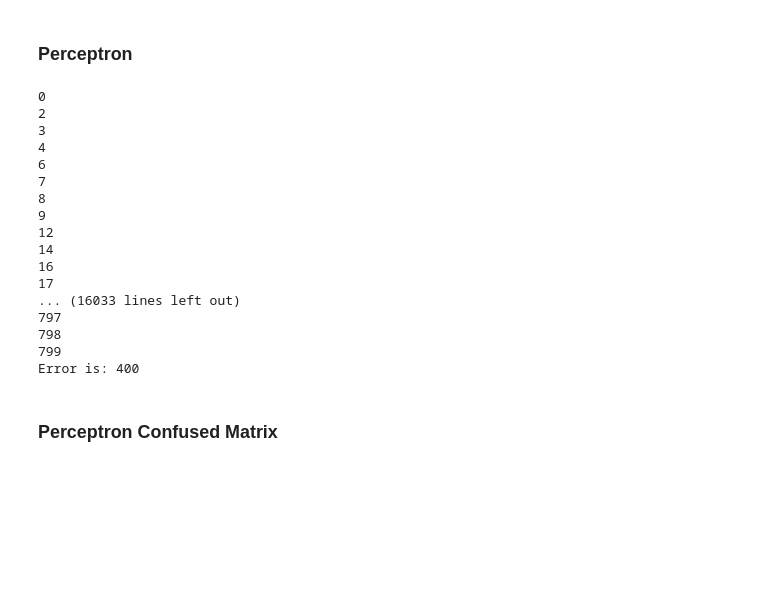
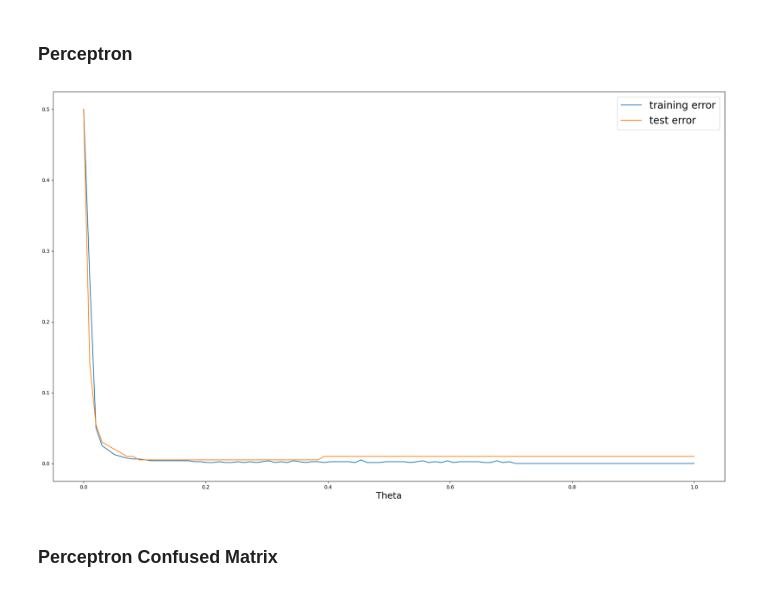
Before and after one commit to jacklvd/intelligent_sys, a Jupyter notebook: HW2/code/mnist.ipynb, the cells around one changed output. Cells and saved outputs as stored; diff of their text form; code cells hidden in the pictures; blank space fills up the shorter version.

```diff
--- a/HW2/code/mnist.ipynb
+++ b/HW2/code/mnist.ipynb
@@ -239,46 +242,3 @@ def activation(iput):
     return 1 if iput > 0 else 0
 # %% [markdown]
 ### Perceptron
-# %%
-w = np.random.uniform(0, 0.5, [784])
-bias = 1
-
-def perceptron():
-    global bias
-    teaching_rate = 0
-
-    for i in range(EPOCH):
-        error = 0
-        np.random.shuffle(train_ds)
-        for t, image in enumerate(train_ds):
-            teaching_rate = int(image[784])
-            s = np.dot(np.transpose(image[0:784]), w) + bias
-            y_value = activation(s)
-            if y_value != int(teaching_rate):
-                error += 1
-                print(t)
-            for j, x in enumerate(w):
-                x = x + learning_rate * teaching_rate * (train_ds[t][j] - x)
-                bias = bias + learning_rate * (train_ds[t][j] - x)
-                w[j] = x
-        print(f'Error is: {error}')
-# %%
-perceptron()
-# %% [output]
-0
-2
-3
-4
-6
-7
-8
-9
-12
-14
-16
-17
-... (16033 lines left out)
-797
-798
-799
-Error is: 400
@@ -285,2 +283,18 @@ Error is: 400
+# %%
+values = perceptron()
+fig, ax = plt.subplots(1, 1, sharex=True, figsize=(24, 14))
+graph_labels = ['training error', 'test error']
+
+count = 0
+for i in values:
+    if count == 2: break
+    plt.plot(np.linspace(0, 1, 100), i, label=graph_labels[count])
+    count += 1
+plt.legend(prop={'size': 20})
+plt.xlabel('Theta', fontsize=18)
+plt.savefig('../assets/figure4.png')
+plt.show()
+# %% [output]
+[figure, added]
 # %% [markdown]
 ### Perceptron Confused Matrix
```
Also changed, not shown: parts of 16 cells of this notebook, 9 other files.
